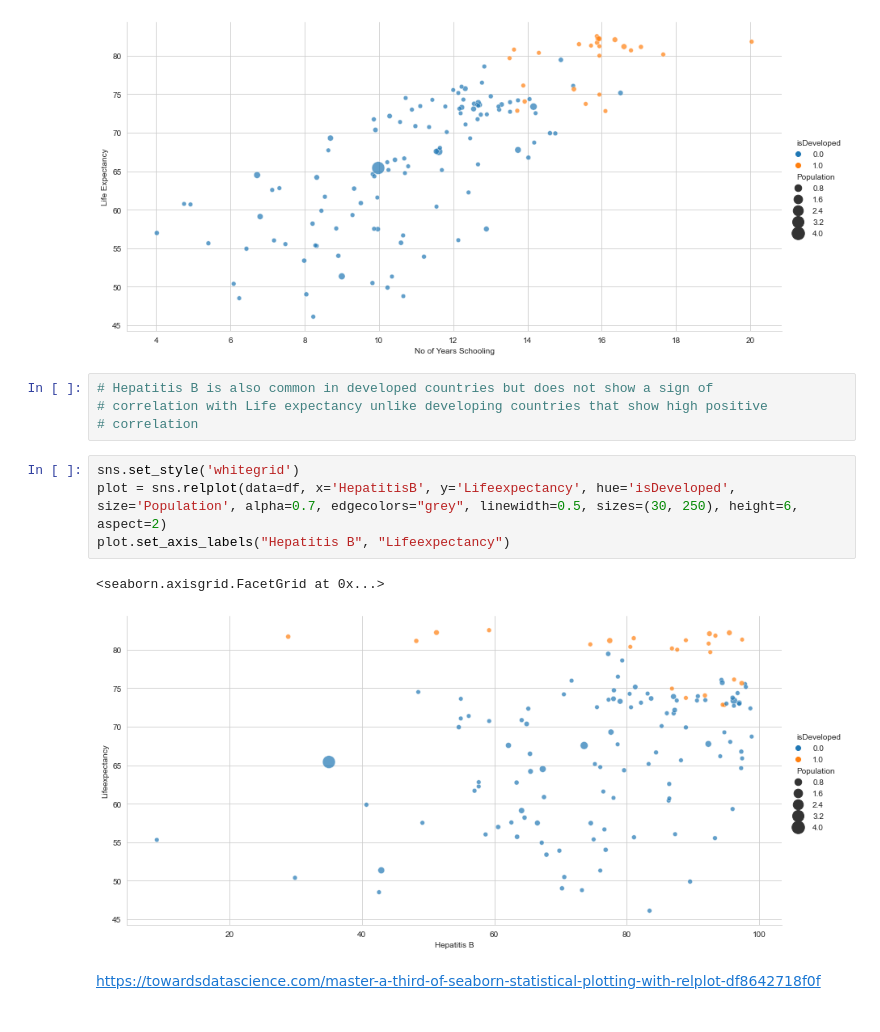
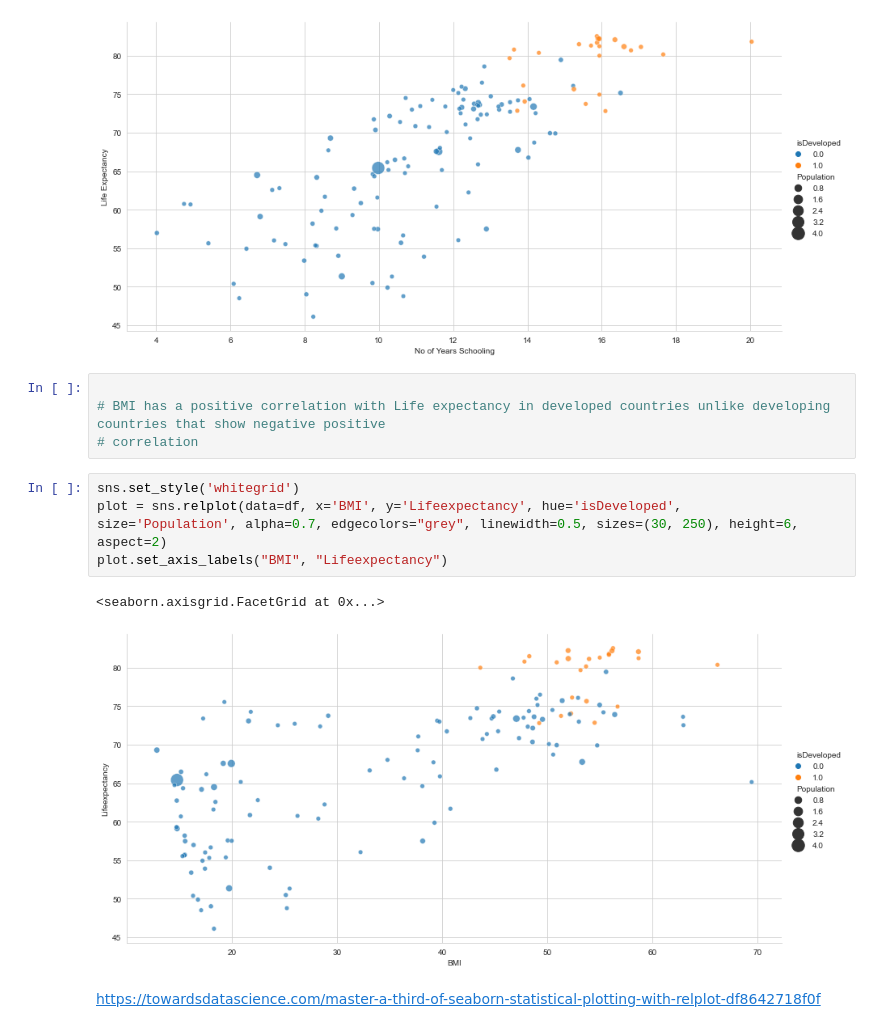
Before and after one commit to fadesere/BSIP_Assignment_2_Students, a Jupyter notebook: stats_asn_2_start.ipynb, the cells around one changed output. Drawn from its saved outputs; the diff is of its cells as text.

```diff
--- a/stats_asn_2_start.ipynb
+++ b/stats_asn_2_start.ipynb
@@ -813,17 +813,17 @@ plot.set_axis_labels("No of Years Schooling", "Life Expectancy")
 <seaborn.axisgrid.FacetGrid at 0x...>
 [figure]
 # %%
-# Hepatitis B is also common in developed countries but does not show a sign of
-# correlation with Life expectancy unlike developing countries that show high positive
+
+# BMI has a positive correlation with Life expectancy in developed countries unlike developing countries that show negative positive
 # correlation
 # %%
 sns.set_style('whitegrid')
-plot = sns.relplot(data=df, x='HepatitisB', y='Lifeexpectancy', hue='isDeveloped',
+plot = sns.relplot(data=df, x='BMI', y='Lifeexpectancy', hue='isDeveloped',
 size='Population', alpha=0.7, edgecolors="grey", linewidth=0.5, sizes=(30, 250), height=6, aspect=2)
-plot.set_axis_labels("Hepatitis B", "Lifeexpectancy")
+plot.set_axis_labels("BMI", "Lifeexpectancy")
 # %% [output]
 <seaborn.axisgrid.FacetGrid at 0x...>
-[figure, old version]
+[figure, new version]
 # %% [markdown]
 https://towardsdatascience.com/master-a-third-of-seaborn-statistical-plotting-with-relplot-df8642718f0f
 # %%
```
Also changed, not shown: parts of 9 cells of this notebook.
